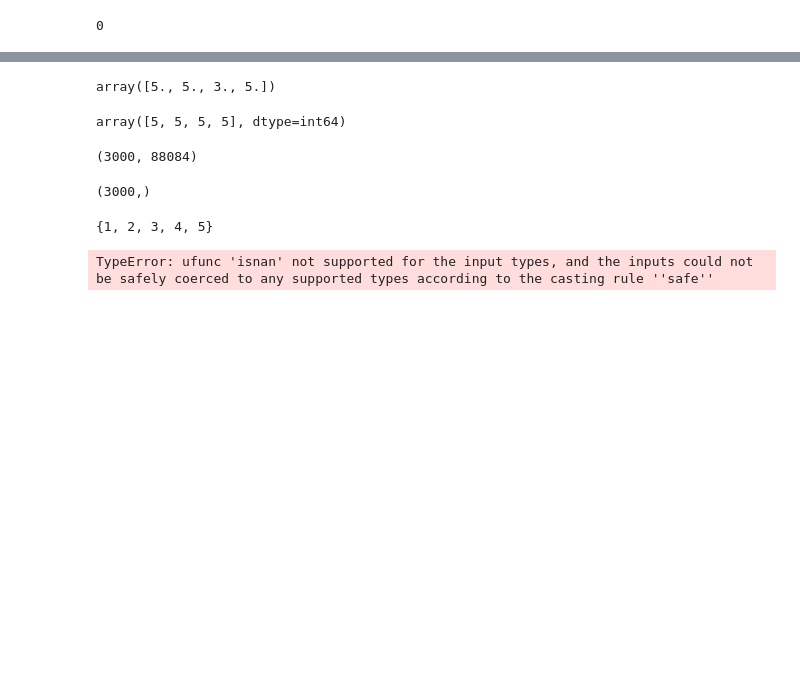
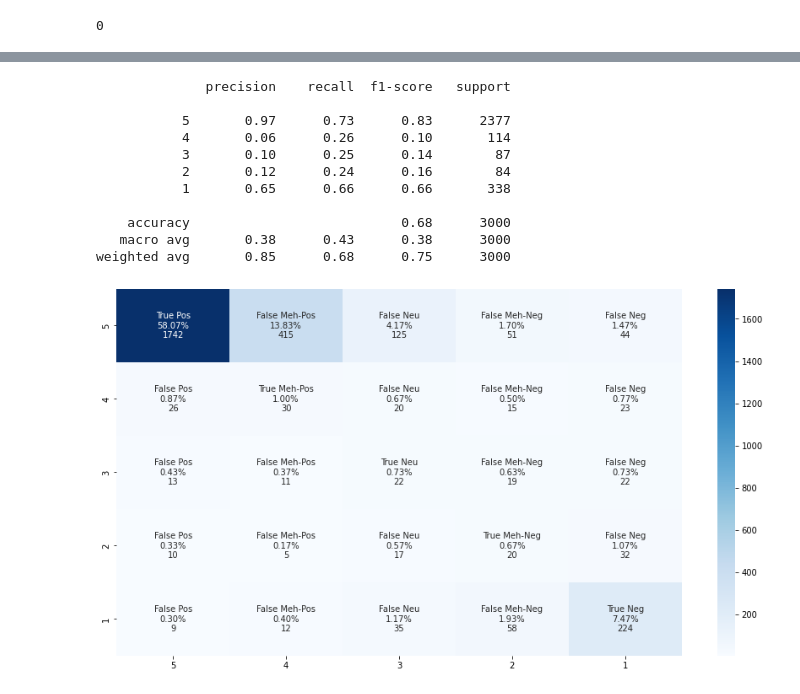
Before and after one commit to harizjet/SubjectSentimentModelling, a Jupyter notebook: exploring/exploring4.ipynb, the cells around one changed output, grey strips where cells are left out. Saved outputs shown, nothing was run; the diff lists cells and outputs as text; code cells hidden in the pictures; blank space fills up the shorter version.

```diff
--- a/exploring/exploring4.ipynb
+++ b/exploring/exploring4.ipynb
@@ -197,6 +197,46 @@ def show_result(ypred: np.array, ytarget: np.array) -> None:
     sns.heatmap(df_cm, xticklabels=label, yticklabels=label, annot=labels, ax=axe, cmap = 'Blues', fmt = '')
     plt.show();
 
+# visualization
+def show_result2group(ypred: np.array, ytarget: np.array) -> None:
+    label = ['Positive', 'Negative']
+    report = classification_report(ypred, ytarget, labels=label)
+    conf_matrix = confusion_matrix(ypred, ytarget, labels=label)
+
+    group_names = ['True Pos', 'False Neg',
+                   'False Pos', 'True Neg']
+    group_percentages = ['{0:.2%}'.format(value) for value in conf_matrix.flatten() / np.sum(conf_matrix)]
+    labels = [f'{v1}\n{v2}\n{v3}' for v1, v2, v3 in zip(group_names, group_percentages, conf_matrix.flatten())]
+    labels = np.asarray(labels).reshape(2,2)
+
+    df_cm = pd.DataFrame(data=conf_matrix, index=label, columns=label)
+
+    print(report)
+    fix, axe = plt.subplots(figsize=(15, 8), nrows=1, ncols=1)
+    sns.heatmap(df_cm, xticklabels=label, yticklabels=label, annot=labels, ax=axe, cmap = 'Blues', fmt = '')
+    plt.show();
+
+def show_result5group(ypred: np.array, ytarget: np.array) -> None:
+    label = [1,2,3,4,5][::-1]
+    report = classification_report(ypred, ytarget, labels=label)
+    conf_matrix = confusion_matrix(ypred, ytarget, labels=label)
+
+    group_names = ['True Pos', 'False Meh-Pos', 'False Neu', 'False Meh-Neg', 'False Neg',
+                   'False Pos', 'True Meh-Pos', 'False Neu', 'False Meh-Neg', 'False Neg',
+                   'False Pos', 'False Meh-Pos', 'True Neu', 'False Meh-Neg', 'False Neg',
+                   'False Pos', 'False Meh-Pos', 'False Neu', 'True Meh-Neg', 'False Neg',
+                   'False Pos', 'False Meh-Pos', 'False Neu', 'False Meh-Neg', 'True Neg']
+    group_percentages = ['{0:.2%}'.format(value) for value in conf_matrix.flatten() / np.sum(conf_matrix)]
+    labels = [f'{v1}\n{v2}\n{v3}' for v1, v2, v3 in zip(group_names, group_percentages, conf_matrix.flatten())]
+    labels = np.asarray(labels).reshape(5, 5)
+
+    df_cm = pd.DataFrame(data=conf_matrix, index=label, columns=label)
+
+    print(report)
+    fix, axe = plt.subplots(figsize=(15, 8), nrows=1, ncols=1)
+    sns.heatmap(df_cm, xticklabels=label, yticklabels=label, annot=labels, ax=axe, cmap = 'Blues', fmt = '')
+    plt.show();
+
 def visualized_loopTesting(result_loopTesting: Dict[str, List[float]]) -> None:
     train_res, val_res, test_res = dict(), dict(), dict()
     for res in result_loopTesting:
@@ -427,20 +467,16 @@ array([0.99997833, 0.98089782, 0.52083078, 0.9996048 ])
 # %%
-(mlp_model.predict_proba(testXArr[:4])[:,1]//0.2) + 1
+yHat = (mlp_model.predict_proba(testXArr)[:,1]//0.2)+1
+show_result5group(yHat, testYArr)
 # %% [output]
-array([5., 5., 3., 5.])
+              precision    recall  f1-score   support
+
+           5       0.97      0.73      0.83      2377
+           4       0.06      0.26      0.10       114
+           3       0.10      0.25      0.14        87
+           2       0.12      0.24      0.16        84
+           1       0.65      0.66      0.66       338
+
+    accuracy                           0.68      3000
+   macro avg       0.38      0.43      0.38      3000
+weighted avg       0.85      0.68      0.75      3000
+[figure, added]
-# %%
-mlp_model.predict(testXArr[:4])
-# %% [output]
-array([5, 5, 5, 5], dtype=int64)
-# %%
-testXArr.shape
-# %% [output]
-(3000, 88084)
-# %%
-testYArr.shape
-# %% [output]
-(3000,)
-# %%
-set(testYArr)
-# %% [output]
-{1, 2, 3, 4, 5}
@@ -449,5 +482,0 @@ set(mlp_model.predict(testXArr))
-# %%
-yHat = (mlp_model.predict_proba(testXArr)[:,1]//0.2) + 1
-show_result(yHat, testYArr)
-# %% [output]
-TypeError: ufunc 'isnan' not supported for the input types, and the inputs could not be safely coerced to any supported types according to the casting rule ''safe''
```
Also changed, not shown: parts of 13 cells of this notebook, 1 other file.
